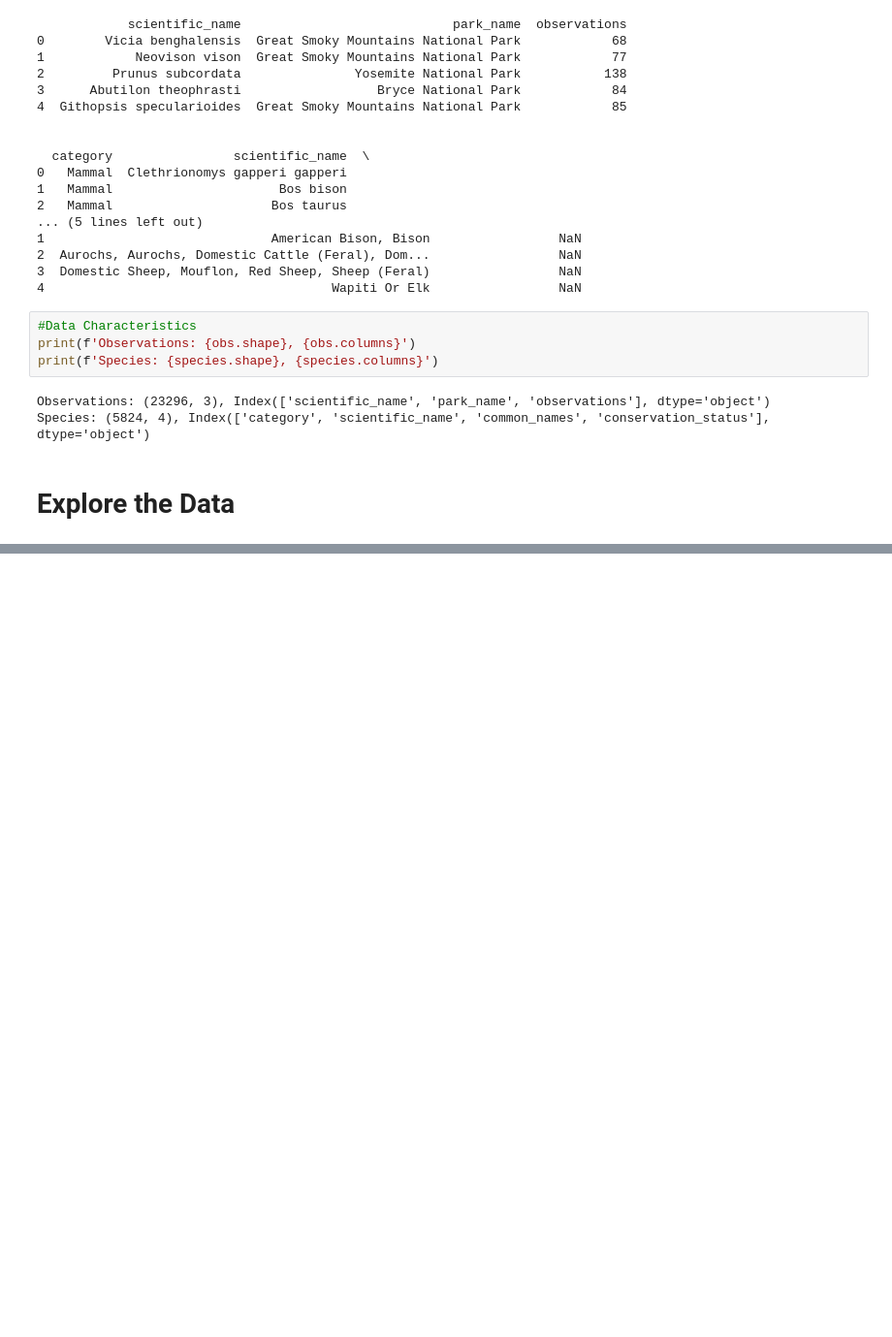
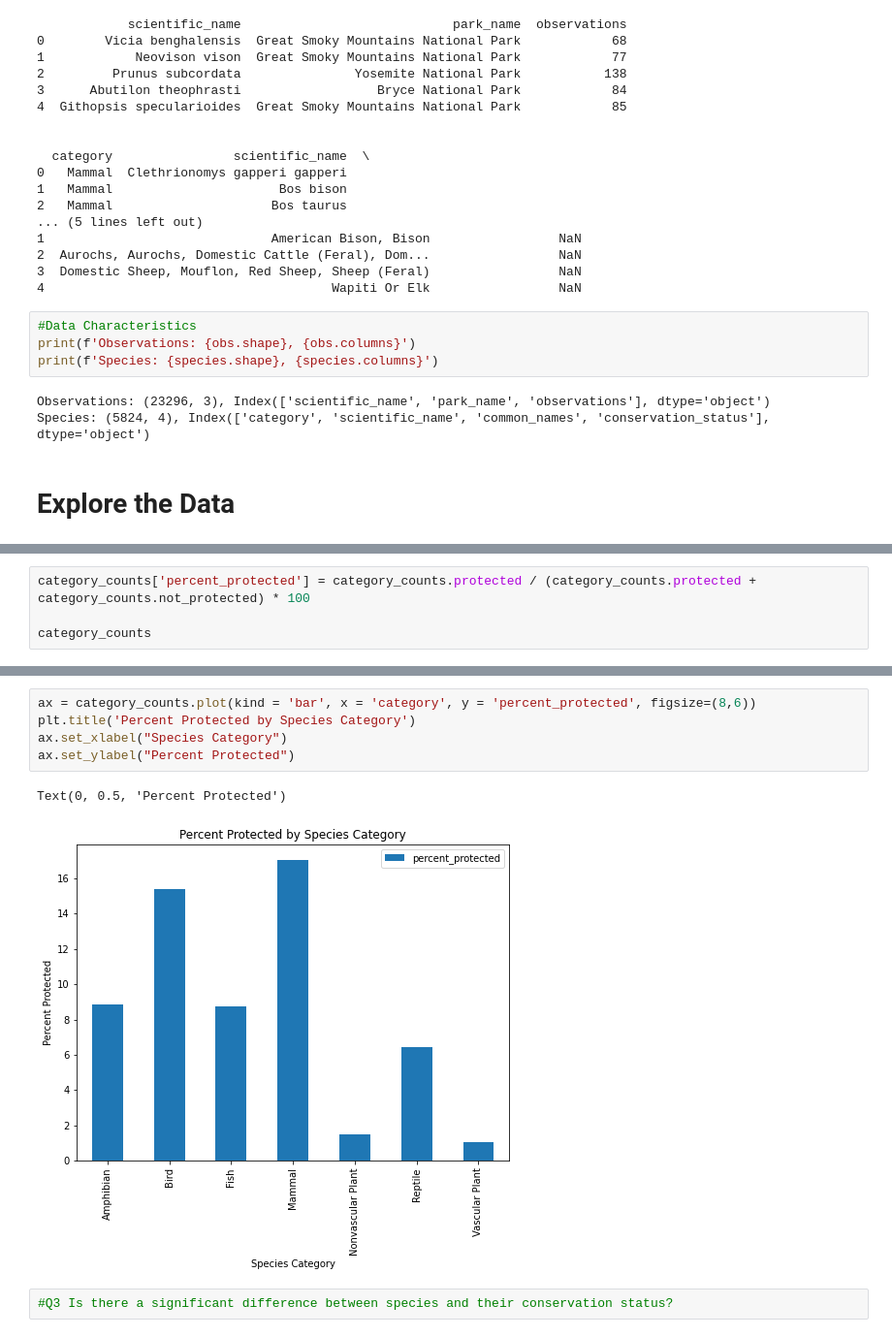
Before and after one commit to h-ostcode/Biodiversity-in-National-Parks, a Jupyter notebook: biodiversity.ipynb, the cells around one changed output, grey strips where cells are left out. Shown: that part at 97% size. Saved outputs shown, nothing was run; the diff lists cells and outputs as text; blank space fills up the shorter version.

```diff
--- a/biodiversity.ipynb
+++ b/biodiversity.ipynb
@@ -157,0 +241,4 @@ Total number of observations:3314739
+# %%
+category_counts['percent_protected'] = category_counts.protected / (category_counts.protected + category_counts.not_protected) * 100
+
+category_counts
@@ -157,0 +254,10 @@ Total number of observations:3314739
+# %%
+ax = category_counts.plot(kind = 'bar', x = 'category', y = 'percent_protected', figsize=(8,6))
+plt.title('Percent Protected by Species Category')
+ax.set_xlabel("Species Category")
+ax.set_ylabel("Percent Protected")
+# %% [output]
+Text(0, 0.5, 'Percent Protected')
+[figure, added]
+# %%
+#Q3 Is there a significant difference between species and their conservation status?
```
Also changed, not shown: parts of 10 cells of this notebook.
